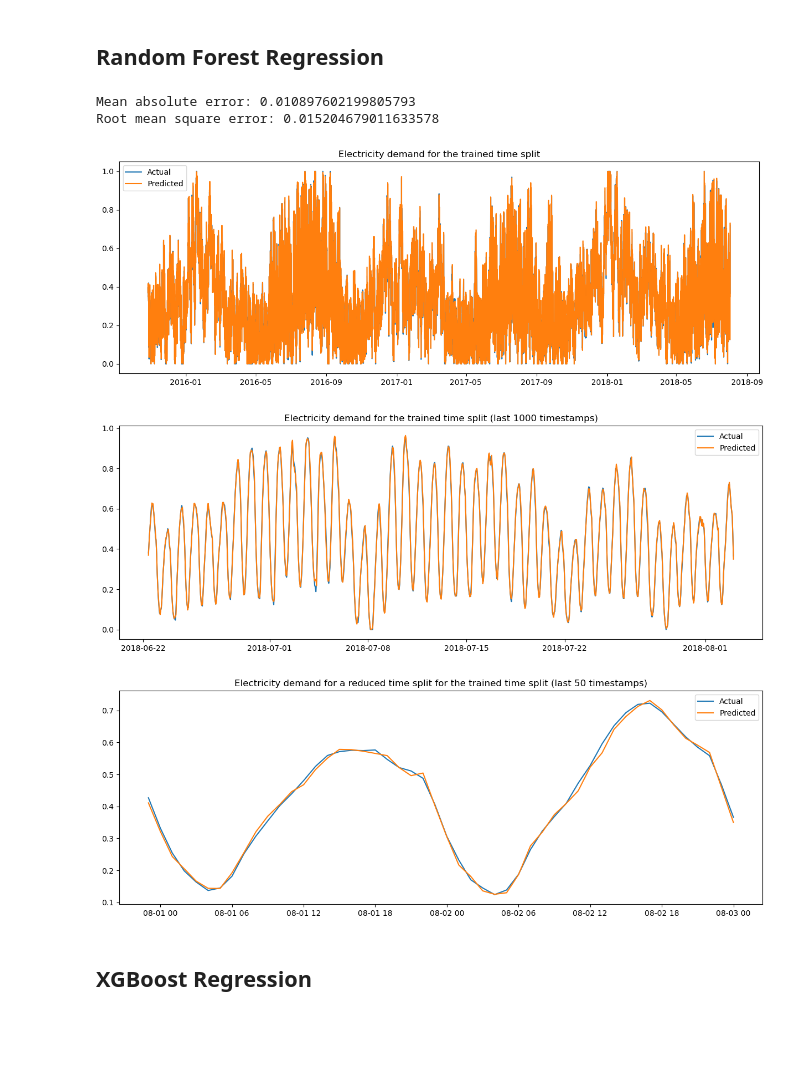
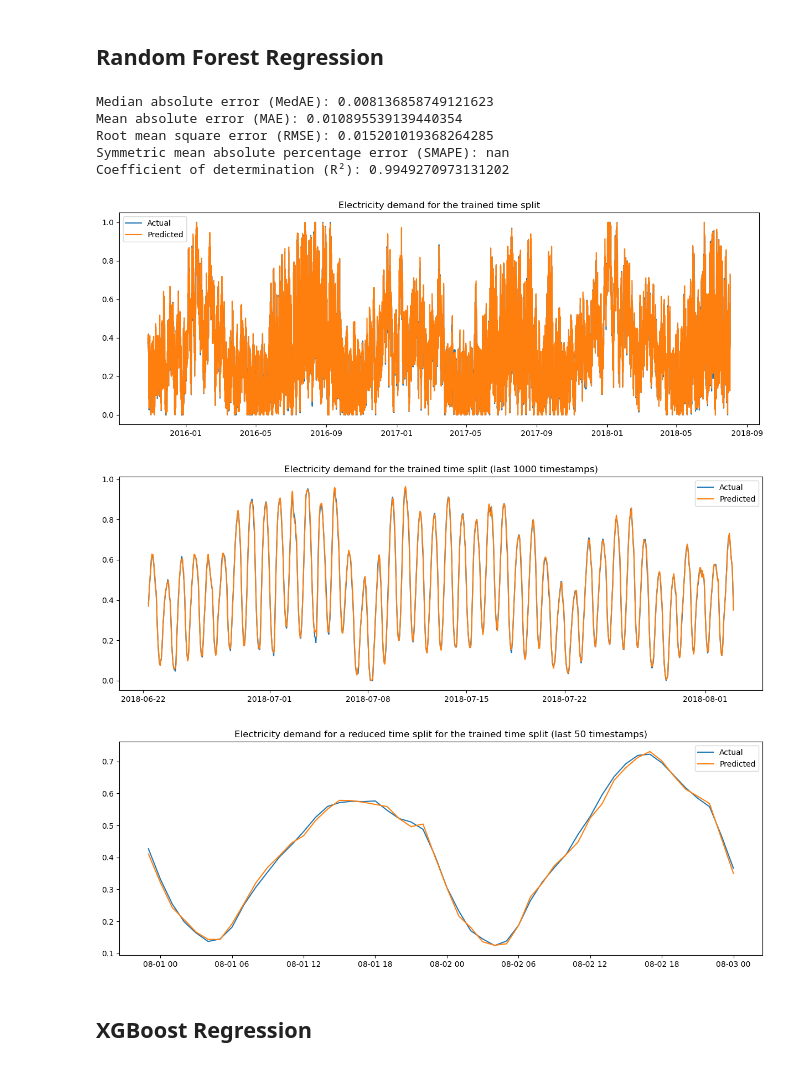
Before and after one commit to mruifer/Electricity-demand-forecast, a Jupyter notebook: notebooks/03_modeling.ipynb, the cells around one changed output. Cells and saved outputs as stored; diff of their text form; code cells hidden in the pictures; blank space fills up the shorter version.

```diff
--- a/notebooks/03_modeling.ipynb
+++ b/notebooks/03_modeling.ipynb
@@ -40,6 +44,38 @@ X= scaler.fit_transform(df.drop(columns=["AEP_MW", "AEP_MW_scaled"]).values)
 train_size = int(len(df) * 0.8)
 X_train, X_test = X[:train_size], X[train_size:]
 y_train, y_test = y[:train_size], y[train_size:]
+# %%
+def model_adjustability(y_test, y_pred):
+    # Evaluation of errors
+    print("Median absolute error (MedAE):", median_absolute_error(y_test, y_pred))
+    print("Mean absolute error (MAE):", mean_absolute_error(y_test, y_pred))
+    print("Root mean square error (RMSE):", np.sqrt(mean_squared_error(y_test, y_pred)))
+    print("Symmetric mean absolute percentage error (SMAPE):", 100 * np.mean(2 * np.abs(y_pred - y_test) / (np.abs(y_test) + np.abs(y_pred))))
+    print("Coefficient of determination (R²):", r2_score(y_test, y_pred))
+
+    # Full temporal prediction
+    plt.figure(figsize=(15,5))
+    plt.plot(df.index[train_size:], y_test, label="Actual")
+    plt.plot(df.index[train_size:], y_pred, label="Predicted")
+    plt.title("Electricity demand for the trained time split")
+    plt.legend()
+    plt.show()
+
+    # Reduced temporal prediction
+    plt.figure(figsize=(15,5))
+    plt.plot(df.index[-1000:], y_test[-1000:], label="Actual")
+    plt.plot(df.index[-1000:], y_pred[-1000:], label="Predicted")
+    plt.title("Electricity demand for the trained time split (last 1000 timestamps)")
+    plt.legend()
+    plt.show()
+
+    # More reduced temporal prediction
+    plt.figure(figsize=(15,5))
+    plt.plot(df.index[-50:], y_test[-50:], label="Actual")
+    plt.plot(df.index[-50:], y_pred[-50:], label="Predicted")
+    plt.title("Electricity demand for a reduced time split for the trained time split (last 50 timestamps)")
+    plt.legend()
+    plt.show()
 # %% [markdown]
 ## Linear Regression
 # %%
@@ -89,41 +109,24 @@ plt.show()
 # %% [markdown]
 ## Random Forest Regression
 # %%
-from sklearn.ensemble import RandomForestRegressor
+# Model
+model = RandomForestRegressor(n_estimators=100, random_state=42)
 
-model = RandomForestRegressor(n_estimators=100, random_state=42)
+# Train
 model.fit(X_train, y_train)
+
+# Predict
 y_pred = model.predict(X_test)
 
-print("Mean absolute error:", mean_absolute_error(y_test, y_pred))
-print("Root mean square error:", np.sqrt(mean_squared_error(y_test, y_pred)))
+model_adjustability(y_test, y_pred)
 # %% [output]
-Mean absolute error: 0.010897602199805793
-Root mean square error: 0.015204679011633578
+Median absolute error (MedAE): 0.008136858749121623
+Mean absolute error (MAE): 0.010895539139440354
+Root mean square error (RMSE): 0.015201019368264285
+Symmetric mean absolute percentage error (SMAPE): nan
+Coefficient of determination (R²): 0.9949270973131202
+[figure, added]
+[figure, added]
+[figure, added]
-# %%
-plt.figure(figsize=(15,5))
-plt.plot(df.index[train_size:], y_test, label="Actual")
-plt.plot(df.index[train_size:], y_pred, label="Predicted")
-plt.title("Electricity demand for the trained time split")
-plt.legend()
-plt.show()
-
-plt.figure(figsize=(15,5))
-plt.plot(df.index[-1000:], y_test[-1000:], label="Actual")
-plt.plot(df.index[-1000:], y_pred[-1000:], label="Predicted")
-plt.title("Electricity demand for the trained time split (last 1000 timestamps)")
-plt.legend()
-plt.show()
-
-plt.figure(figsize=(15,5))
-plt.plot(df.index[-50:], y_test[-50:], label="Actual")
-plt.plot(df.index[-50:], y_pred[-50:], label="Predicted")
-plt.title("Electricity demand for a reduced time split for the trained time split (last 50 timestamps)")
-plt.legend()
-plt.show()
-# %% [output]
-[figure, removed]
-[figure, removed]
-[figure, removed]
 # %% [markdown]
 ## XGBoost Regression
```
Also changed, not shown: parts of 8 cells of this notebook.
